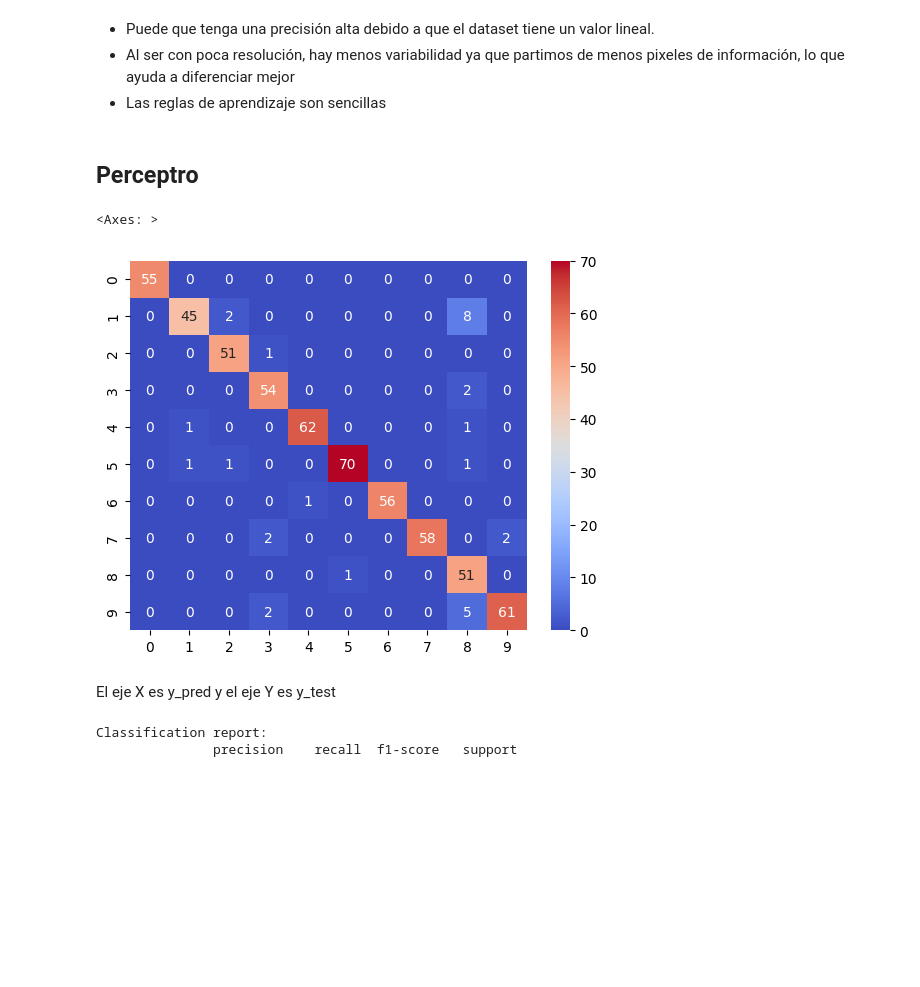
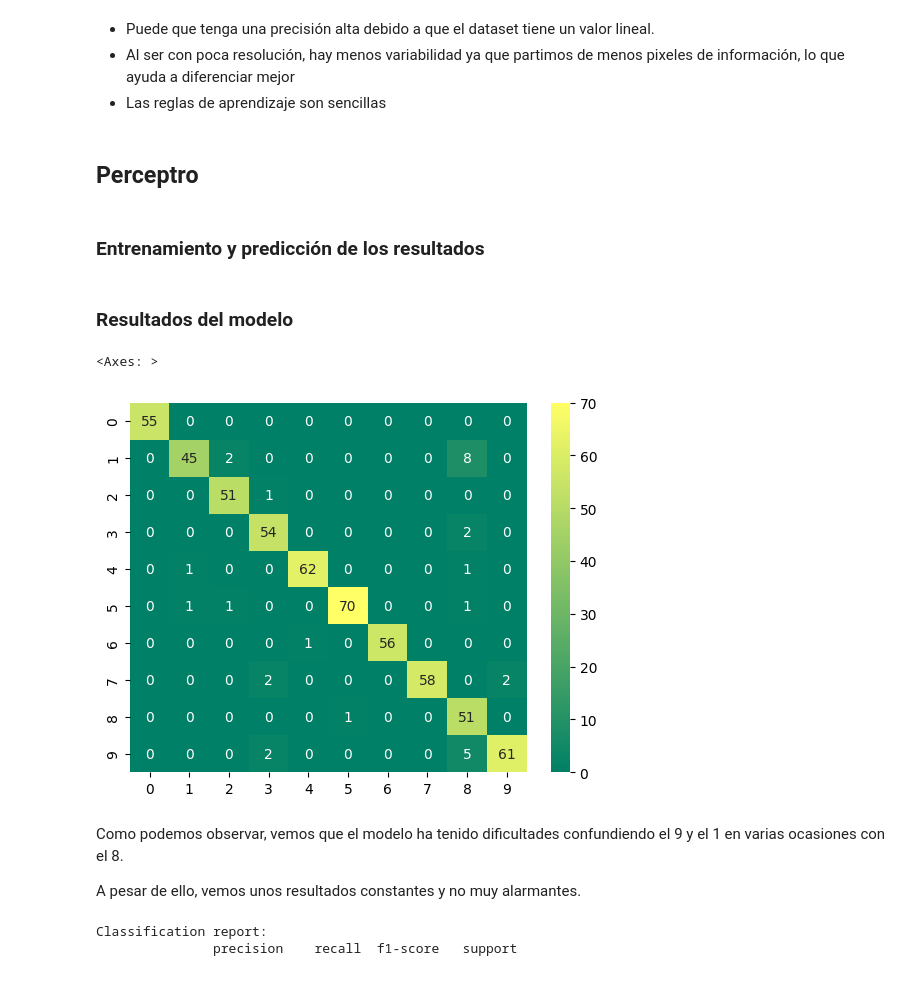
Before and after one commit to alberba/ia_2023, a Jupyter notebook: practica2/practica2.ipynb, the cells around one changed output. Cells and saved outputs as stored; diff of their text form; code cells hidden in the pictures; blank space fills up the shorter version.

```diff
--- a/practica2/practica2.ipynb
+++ b/practica2/practica2.ipynb
@@ -18,4 +23,2 @@ X_train, x_test, Y_train, y_test = train_test_split(digits.data, digits.target,
 # %%
-model = LogisticRegression(max_iter=10000)
-
-model.fit(X_train, Y_train)
+model_regresionLineal = LogisticRegression(max_iter=10000)
@@ -42,0 +27,3 @@ print(confusion_matrix(y_test, y_pred))
+# %%
+model_regresionLineal.fit(X_train, Y_train)
+linealY_pred = model_regresionLineal.predict(x_test)
@@ -70,20 +59,27 @@ weighted avg       0.97      0.97      0.97       594
 - Al ser con poca resolución, hay menos variabilidad ya que partimos de menos pixeles de información, lo que ayuda a diferenciar mejor
 - Las reglas de aprendizaje son sencillas
 # %% [markdown]
-## Perceptro
+## **Perceptro**
 # %%
 from sklearn.linear_model import Perceptron
 # %%
 model_perceptron = Perceptron(random_state=42)
+# %% [markdown]
+### Entrenamiento y predicción de los resultados
 # %%
+model_perceptron.fit(X_train, Y_train)
 perc_yPred = model_perceptron.predict(x_test)
+# %% [markdown]
+### Resultados del modelo
 # %%
-sns.heatmap(confusion_matrix(y_test, perc_yPred), annot=True, cmap="coolwarm", xticklabels=True, yticklabels=True)
+sns.heatmap(confusion_matrix(y_test, perc_yPred), annot=True, cmap="summer")
 # %% [output]
 <Axes: >
-[figure, old version]
+[figure, new version]
-# %% [markdown]
-El eje X es y_pred y el eje Y es y_test
+# %% [markdown]
+Como podemos observar, vemos que el modelo ha tenido dificultades confundiendo el 9 y el 1 en varias ocasiones con el 8.
+
+A pesar de ello, vemos unos resultados constantes y no muy alarmantes.
 # %%
 print("Classification report: \n", classification_report(y_test, perc_yPred))
 # %% [output]
```
Also changed, not shown: parts of 69 cells of this notebook.
